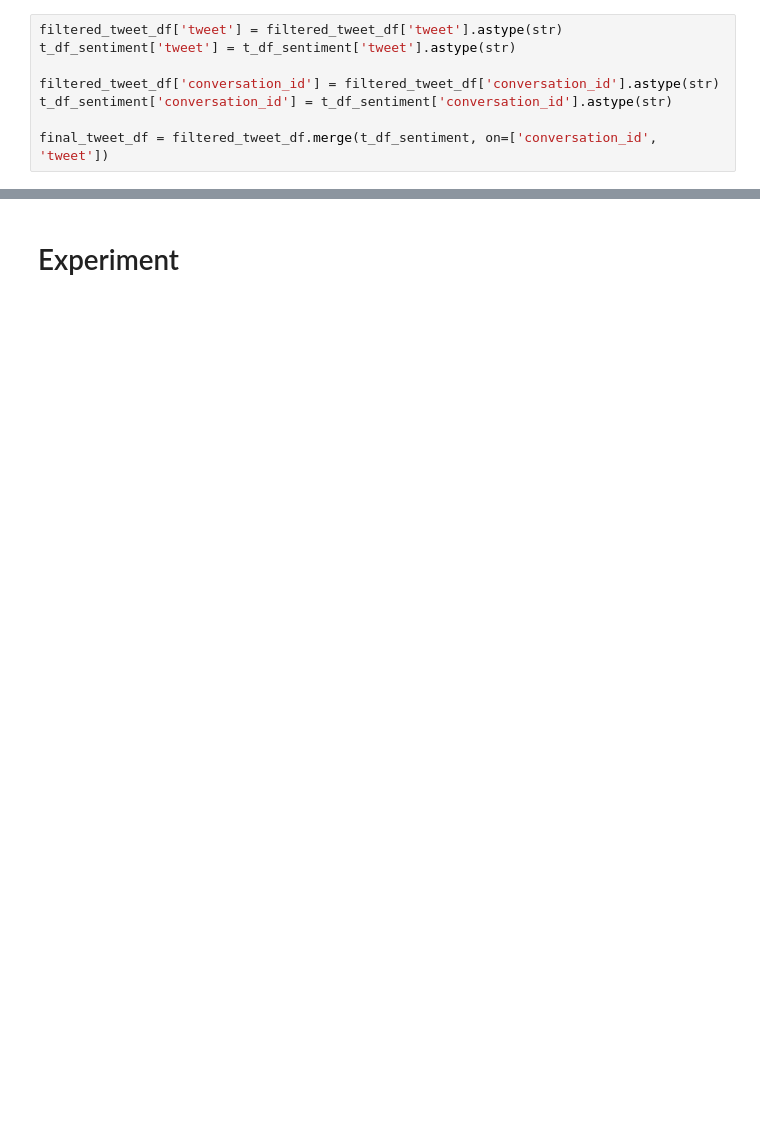
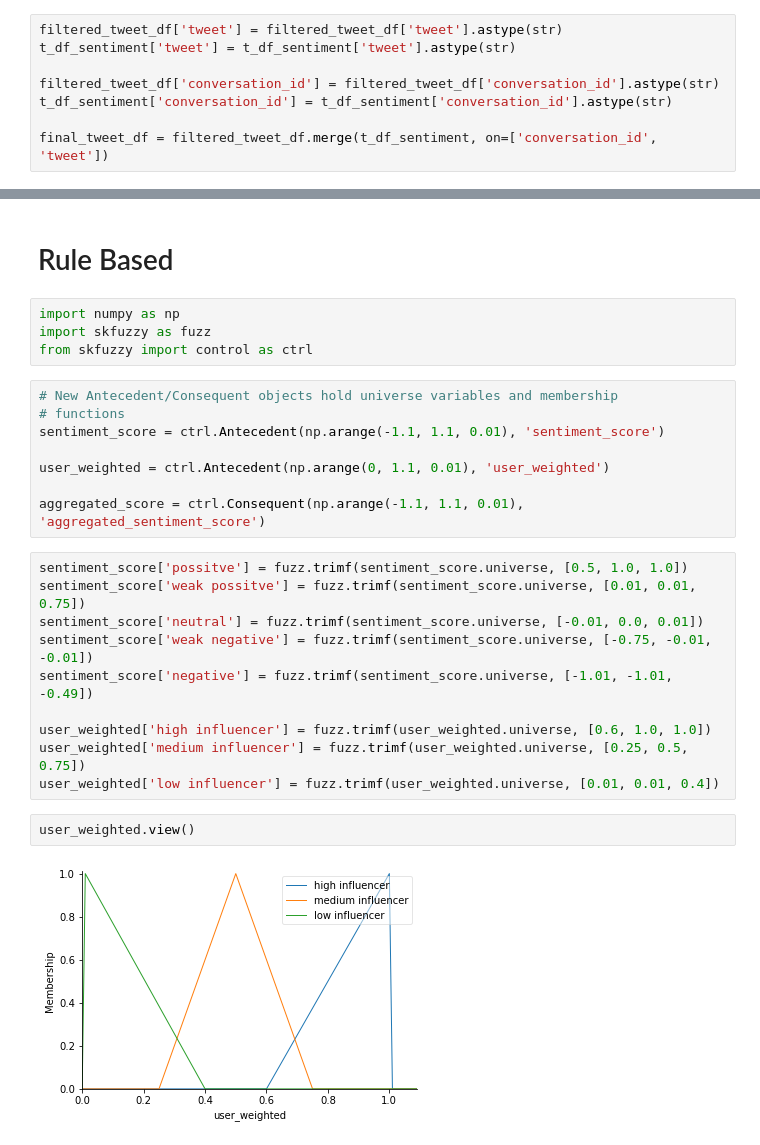
Before and after one commit to alexleong4438/crypto_price_prediction_based_on_sentiment, a Jupyter notebook: dataset/CDS590.ipynb, the cells around one changed output, grey strips where cells are left out. Cells and saved outputs as stored; diff of their text form; blank space fills up the shorter version.

```diff
--- a/dataset/CDS590.ipynb
+++ b/dataset/CDS590.ipynb
@@ -422,2 +700,28 @@ final_tweet_df.to_csv('sentiment_textBlob.csv')
-# %% [markdown]
-# Experiment
+# %% [markdown]
+# Rule Based
+# %%
+import numpy as np
+import skfuzzy as fuzz
+from skfuzzy import control as ctrl
+# %%
+# New Antecedent/Consequent objects hold universe variables and membership
+# functions
+sentiment_score = ctrl.Antecedent(np.arange(-1.1, 1.1, 0.01), 'sentiment_score')
+
+user_weighted = ctrl.Antecedent(np.arange(0, 1.1, 0.01), 'user_weighted')
+
+aggregated_score = ctrl.Consequent(np.arange(-1.1, 1.1, 0.01), 'aggregated_sentiment_score')
+# %%
+sentiment_score['possitve'] = fuzz.trimf(sentiment_score.universe, [0.5, 1.0, 1.0])
+sentiment_score['weak possitve'] = fuzz.trimf(sentiment_score.universe, [0.01, 0.01, 0.75])
+sentiment_score['neutral'] = fuzz.trimf(sentiment_score.universe, [-0.01, 0.0, 0.01])
+sentiment_score['weak negative'] = fuzz.trimf(sentiment_score.universe, [-0.75, -0.01, -0.01])
+sentiment_score['negative'] = fuzz.trimf(sentiment_score.universe, [-1.01, -1.01, -0.49])
+
+user_weighted['high influencer'] = fuzz.trimf(user_weighted.universe, [0.6, 1.0, 1.0])
+user_weighted['medium influencer'] = fuzz.trimf(user_weighted.universe, [0.25, 0.5, 0.75])
+user_weighted['low influencer'] = fuzz.trimf(user_weighted.universe, [0.01, 0.01, 0.4])
+# %%
+user_weighted.view()
+# %% [output]
+[figure, added]
```
Also changed, not shown: parts of 126 cells of this notebook.
